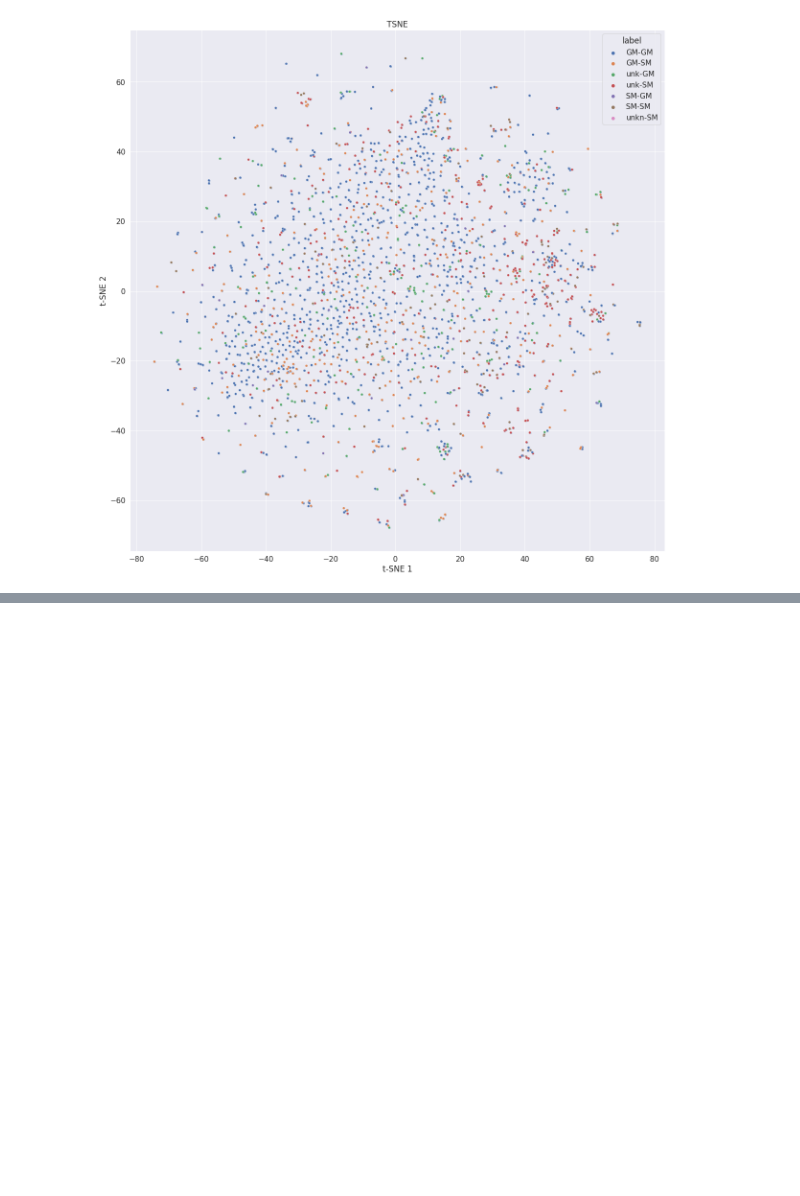
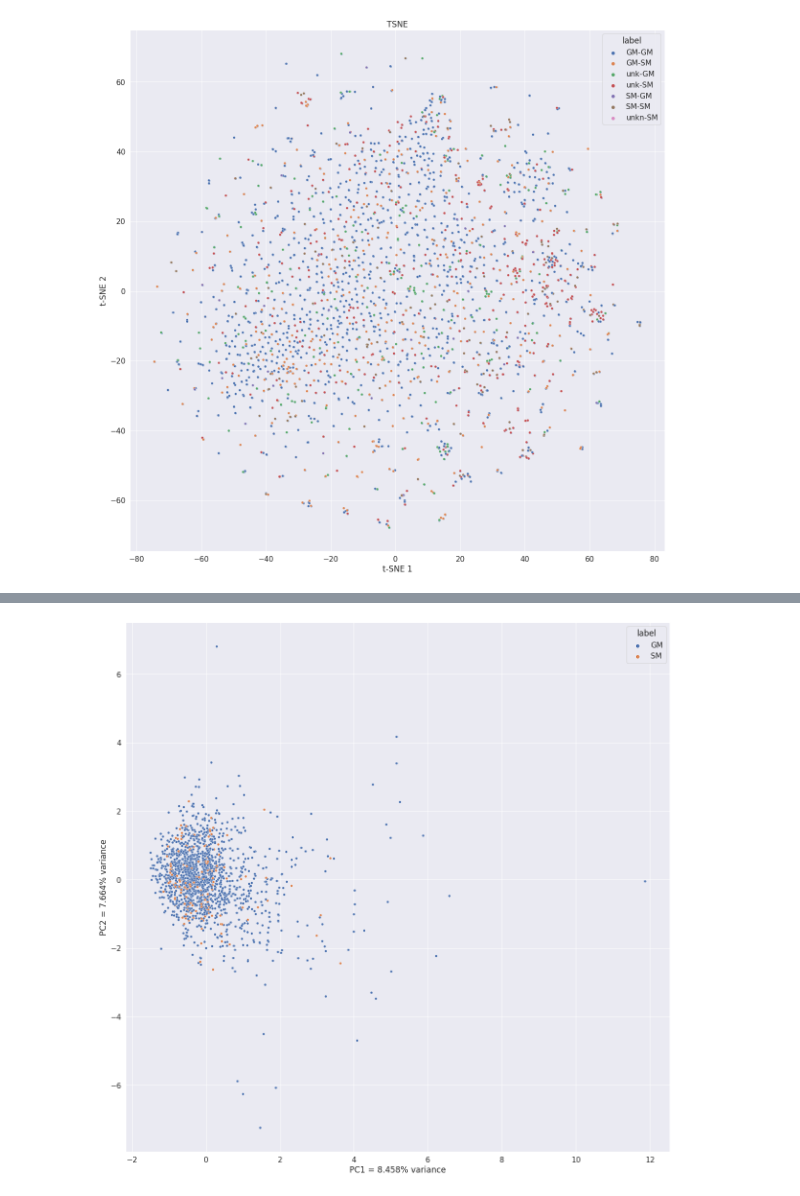
Before and after one commit to jcapels/PlantsSM, a Jupyter notebook: resources/notebook/test_data_exploration.ipynb, the cells around one changed output, grey strips where cells are left out. Saved outputs shown, nothing was run; the diff lists cells and outputs as text; code cells hidden in the pictures; blank space fills up the shorter version.

```diff
--- a/resources/notebook/test_data_exploration.ipynb
+++ b/resources/notebook/test_data_exploration.ipynb
@@ -104,0 +140,4 @@ tsne.generate_dotplot(tsne_data, dataset2.labels[:, 0])
+# %%
+pca.generate_dotplot(data, dataset2.labels[:, 0])
+# %% [output]
+[figure, added]
```
Also changed, not shown: parts of 19 cells of this notebook, 5 other files.
